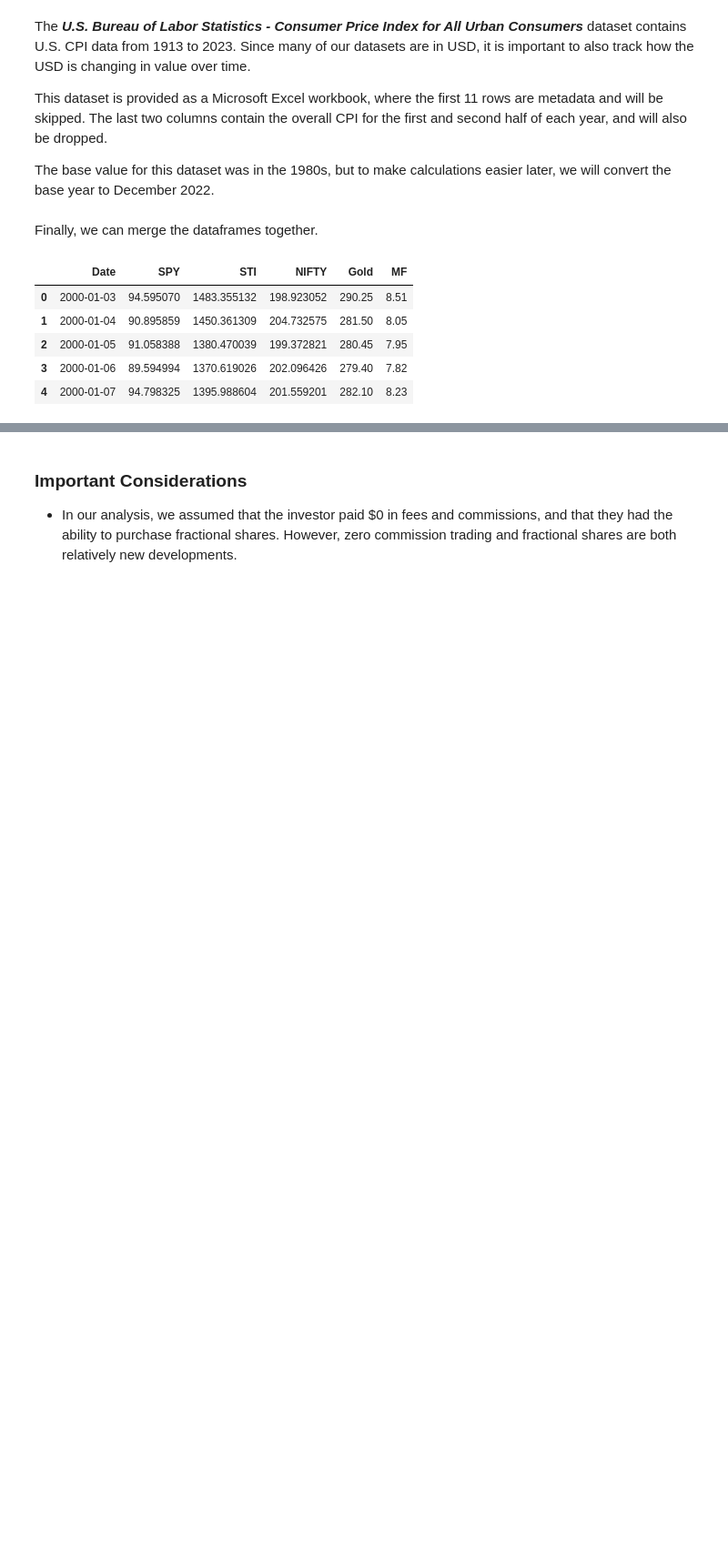
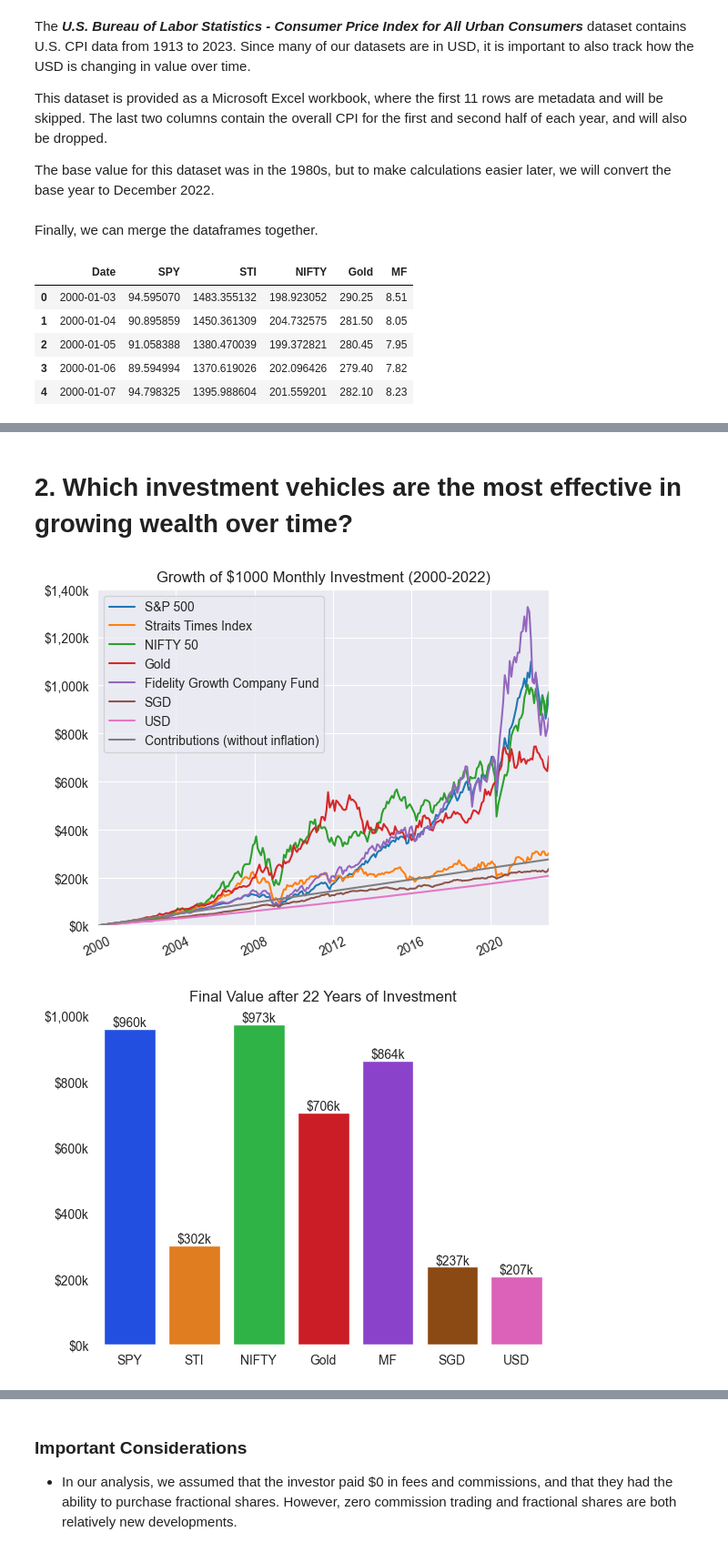
Before and after one commit to ConfuseIous/PDS-CA2, a Jupyter notebook: Main.ipynb, the cells around one changed output, grey strips where cells are left out. Shown at 91% size. Saved outputs shown, nothing was run; the diff lists cells and outputs as text; code cells hidden in the pictures; blank space fills up the shorter version.

```diff
--- a/Main.ipynb
+++ b/Main.ipynb
@@ -413 +384,60 @@ plt.show()
+# %% [markdown]
+# 2. Which investment vehicles are the most effective in growing wealth over time?
+# %%
+# Assume the investor started investing in 2000, and contributed 1000 USD every month.
+
+total_shares = [[], [], [], [], []]
+total_value = [[], [], [], [], []]
+
+assets = ['SPY', 'STI', 'NIFTY', 'Gold', 'MF']
+
+for i, asset in enumerate(assets):
+    for year in range(2000, 2023):
+        for month in range(1, 13):
+            # Get row from asset_data where year and month matches the Date column
+            row = asset_data.loc[(asset_data['Date'].dt.year == year) & (asset_data['Date'].dt.month == month)]
+            # Calculate number of shares purchased with $1000
+            if len(total_shares[i]) == 0:
+                num_shares = 1000 / row[asset].values[0]
+            else:
+                num_shares = total_shares[i][-1] + (1000 / row[asset].values[0])
+            total_shares[i].append(num_shares)
+            # Calculate total value of shares
+            total_value[i].append(num_shares * row[asset].values[0])
+
+palette = sns.color_palette("bright", 8)
+sns.set_style('darkgrid')
+
+dates = pd.date_range(start='2000-01-01', end='2022-12-31', freq='M') # every month from 2000-2022
+
+sns.lineplot(x=dates, y=total_value[0], label='S&P 500')
+sns.lineplot(x=dates, y=total_value[1], label='Straits Times Index')
+sns.lineplot(x=dates, y=total_value[2], label='NIFTY 50')
+sns.lineplot(x=dates, y=total_value[3], label='Gold')
+sns.lineplot(x=dates, y=total_value[4], label='Fidelity Growth Company Fund')
+sns.lineplot(x=dates, y=currencies[0], label='SGD')
+sns.lineplot(x=dates, y=currencies[1], label='USD')
+sns.lineplot(x=dates, y=raw_values, label='Contributions (without inflation)')
+
+plt.ylim(0, 1400000)
+plt.xlim(pd.Timestamp('2000-01-01'), pd.Timestamp('2022-12-31'))
+plt.xticks(rotation=25)
+plt.title('Growth of $1000 Monthly Investment (2000-2022)')
+plt.gca().yaxis.set_major_formatter(FuncFormatter(lambda x, _: '${:,.0f}'.format(x/1000) + 'k')) # Format y-axis ticks in 100k increments
+plt.show()
+
+# bar chart of total value
+plt.rcParams['axes.facecolor'] = 'FFFFFF'
+sns.barplot(x=['SPY', 'STI', 'NIFTY', 'Gold', 'MF', 'SGD', 'USD'], y=[total_value[0][-1], total_value[1][-1], total_value[2][-1], total_value[3][-1], total_value[4][-1], currencies[0][-1], currencies[1][-1]], palette=palette)
+plt.gca().yaxis.set_major_formatter(FuncFormatter(lambda x, _: '${:,.0f}'.format(x/1000) + 'k')) # Format y-axis ticks in 100k increments
+
+for index, value in enumerate([total_value[0][-1], total_value[1][-1], total_value[2][-1], total_value[3][-1], total_value[4][-1]]):
+    plt.text(index, value, '${:,.0f}'.format(value/1000) + 'k', ha='center', va='bottom')
+for index, value in enumerate([currencies[0][-1], currencies[1][-1]]):
+    plt.text(index+5, value, '${:,.0f}'.format(value/1000) + 'k', ha='center', va='bottom')
+plt.title('Final Value after 22 Years of Investment')
+plt.show()
+# %% [output]
+[figure, added]
+[figure, added]
 # %% [markdown]
```
Also changed, not shown: parts of 6 cells of this notebook.
